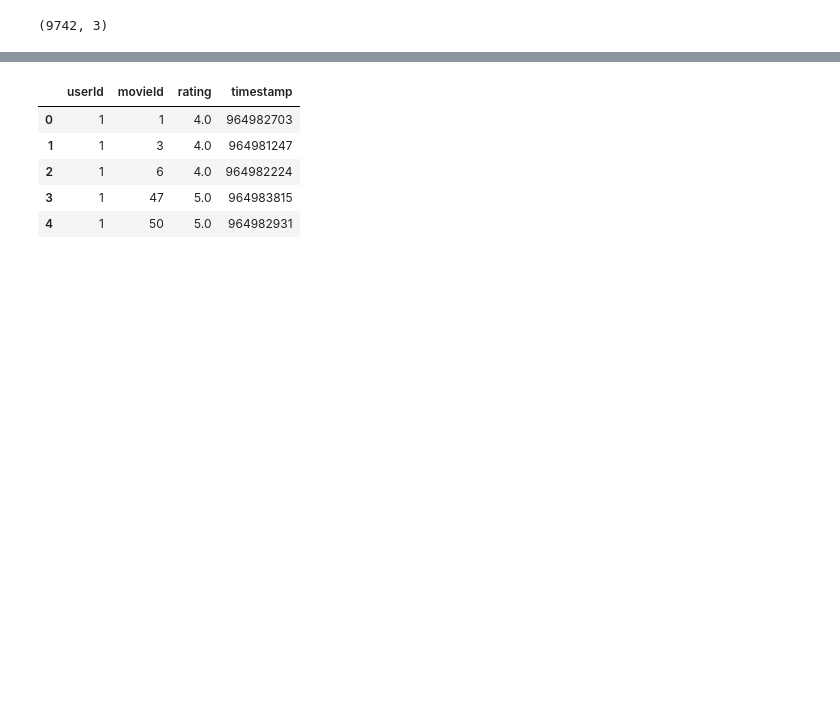
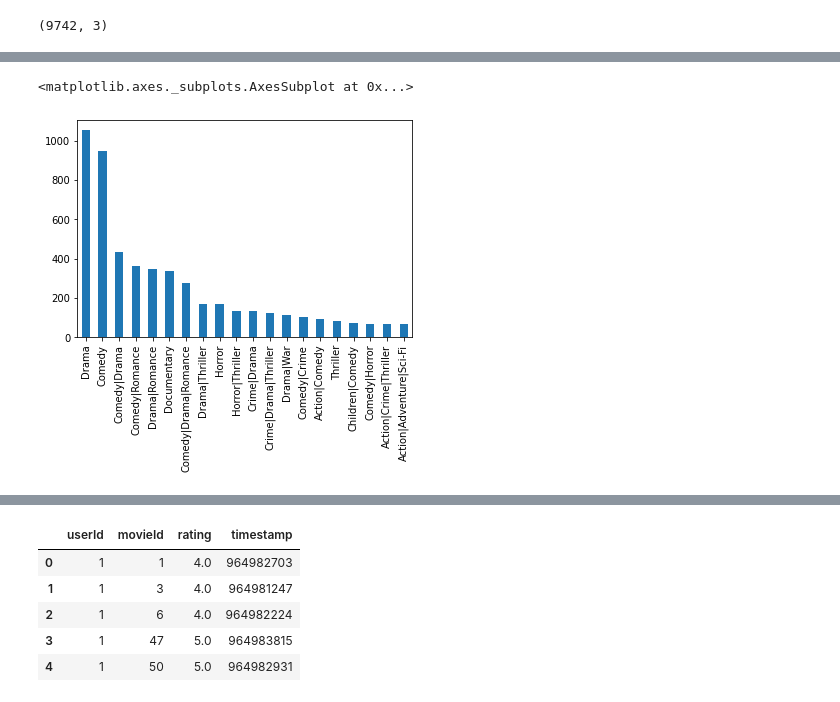
Before and after one commit to SamiraHabib/Movies_University, a Jupyter notebook: Faculdade_provadepython.ipynb, the cells around one changed output, grey strips where cells are left out. Saved outputs shown, nothing was run; the diff lists cells and outputs as text; code cells hidden in the pictures; blank space fills up the shorter version.

```diff
--- a/Faculdade_provadepython.ipynb
+++ b/Faculdade_provadepython.ipynb
@@ -55,0 +222,5 @@ data_movie.shape
+# %%
+data_movie["genres"].value_counts().head(20).plot(kind="bar")
+# %% [output]
+<matplotlib.axes._subplots.AxesSubplot at 0x...>
+[figure, added]
```
Also changed, not shown: parts of 45 cells of this notebook.
